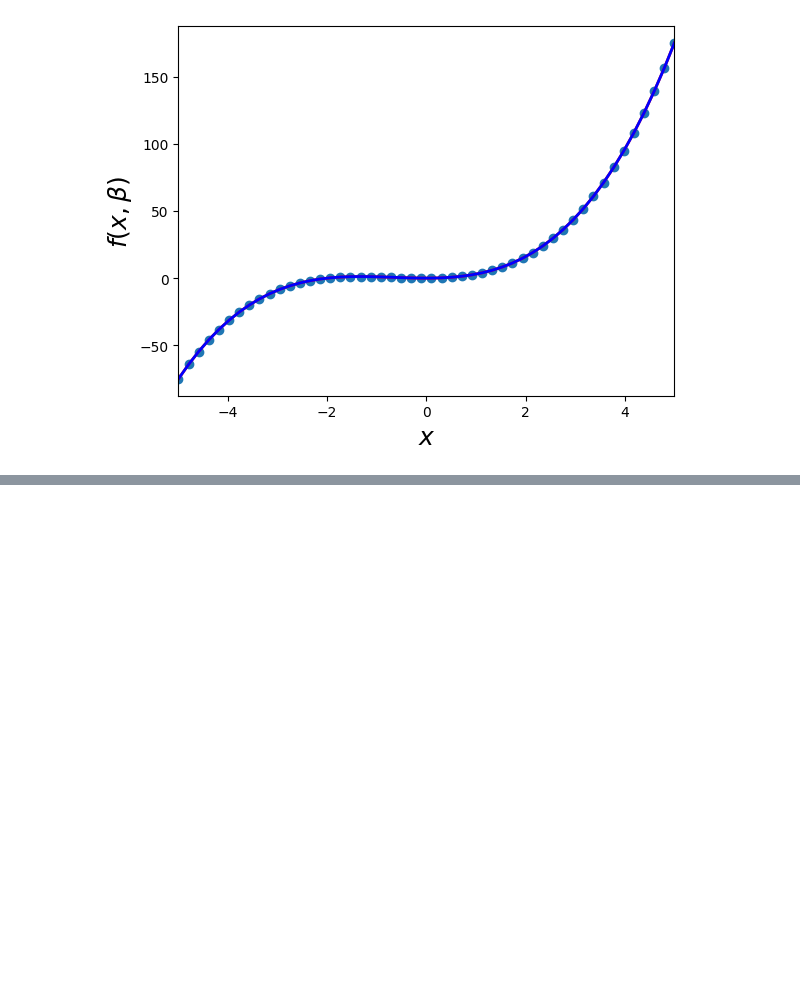
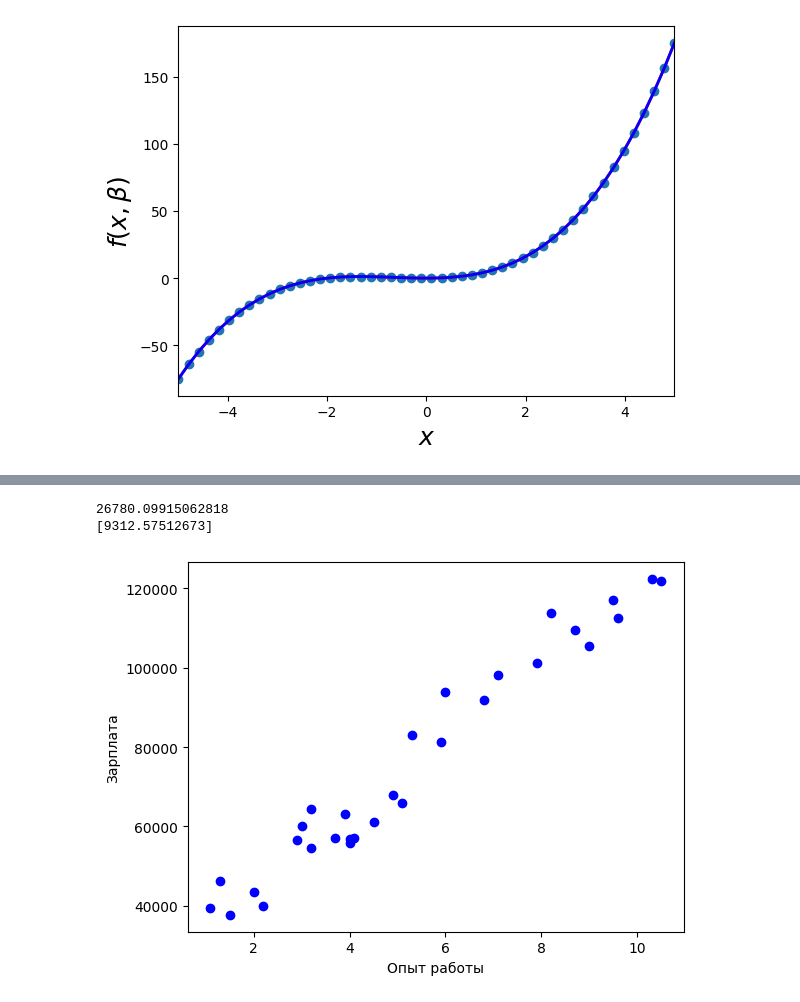
Before and after one commit to sergkhr/VUZai, a Jupyter notebook: Pracs/Khrechko_IKBO-03-21_Fourth_practice.ipynb, the cells around one changed output, grey strips where cells are left out. Saved outputs shown, nothing was run; the diff lists cells and outputs as text; code cells hidden in the pictures; blank space fills up the shorter version.

```diff
--- a/Pracs/Khrechko_IKBO-03-21_Fourth_practice.ipynb
+++ b/Pracs/Khrechko_IKBO-03-21_Fourth_practice.ipynb
@@ -315,0 +455,30 @@ plt.show()
+# %%
+import pandas as pd
+import numpy as np
+import matplotlib.pyplot as plt
+from pandas import DataFrame, Series
+from sklearn.model_selection import train_test_split
+from sklearn.linear_model import LinearRegression
+
+# download data from
+url = 'https://raw.githubusercontent.com/AnnaShestova/salary-years-simple-linear-regression/master/Salary_Data.csv'
+dataset = pd.read_csv(url)
+x = dataset.iloc[:, :-1].values
+y = dataset.iloc[:, 1].values
+X_train, X_test, y_train, y_test = train_test_split(x, y, test_size=0.2, random_state=0)
+regressor = LinearRegression()
+regressor.fit(X_train, y_train)
+
+
+y_pred = regressor.predict(X_test)
+df = pd.DataFrame({'Actual': y_test, 'Predicted': y_pred})
+df
+
+plt.scatter(dataset['YearsExperience'], dataset['Salary'], color='b', label = 'Данные')
+plt.xlabel('Опыт работы')
+plt.ylabel('Зарплата')
+plt.show()
+# %% [output]
+26780.09915062818
+[9312.57512673]
+[figure, added]
```
Also changed, not shown: parts of 31 cells of this notebook, 1 other file.
